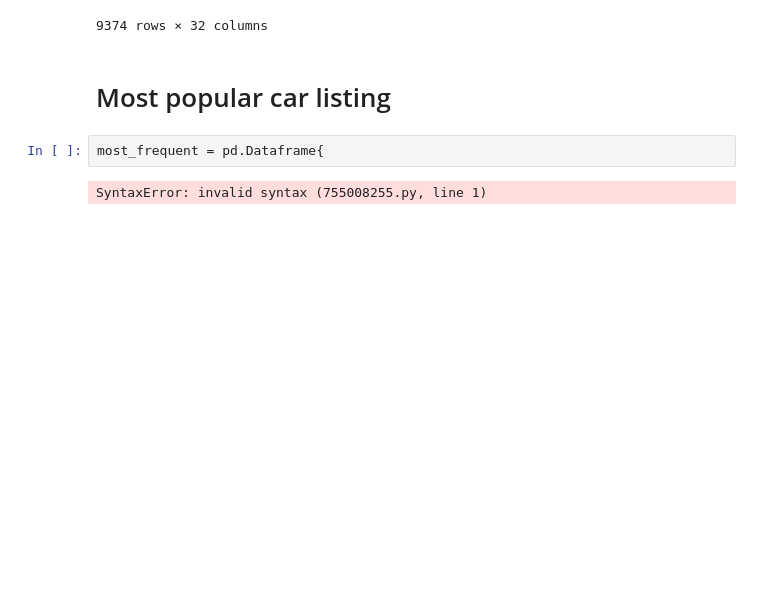
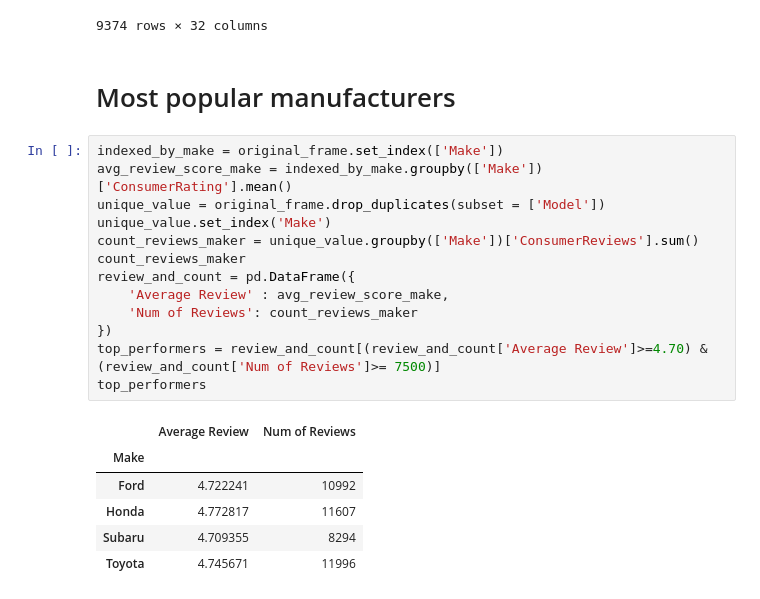
Before and after one commit to CTegtmeier/Passiflora, a Jupyter notebook: Sales Work.ipynb, the cells around one changed output. Cells and saved outputs as stored; diff of their text form; blank space fills up the shorter version.

```diff
--- a/Sales Work.ipynb
+++ b/Sales Work.ipynb
@@ -87,9 +90,25 @@ original_frame
 | 9378 | 2019 | Hyundai | Santa Fe Ultimate 2.4 | Used | 32091 | 4.8 | 204 | Dealer | Route 44 Hyundai | ... |
 9374 rows × 32 columns
 # %% [markdown]
-# Most popular car listing
+# Most popular manufacturers
 # %%
-most_frequent = pd.Dataframe{
+indexed_by_make = original_frame.set_index(['Make'])
+avg_review_score_make = indexed_by_make.groupby(['Make'])['ConsumerRating'].mean()
+unique_value = original_frame.drop_duplicates(subset = ['Model'])
+unique_value.set_index('Make')
+count_reviews_maker = unique_value.groupby(['Make'])['ConsumerReviews'].sum()
+count_reviews_maker
+review_and_count = pd.DataFrame({
+    'Average Review' : avg_review_score_make,
+    'Num of Reviews': count_reviews_maker
+})
+top_performers = review_and_count[(review_and_count['Average Review']>=4.70) & (review_and_count['Num of Reviews']>= 7500)]
+top_performers
 # %% [output]
-SyntaxError: invalid syntax (755008255.py, line 1)
+|  | Average Review | Num of Reviews |
+| Make |  |  |
+| Ford | 4.722241 | 10992 |
+| Honda | 4.772817 | 11607 |
+| Subaru | 4.709355 | 8294 |
+| Toyota | 4.745671 | 11996 |
 # %%
```
Also changed, not shown: parts of 8 cells of this notebook.
